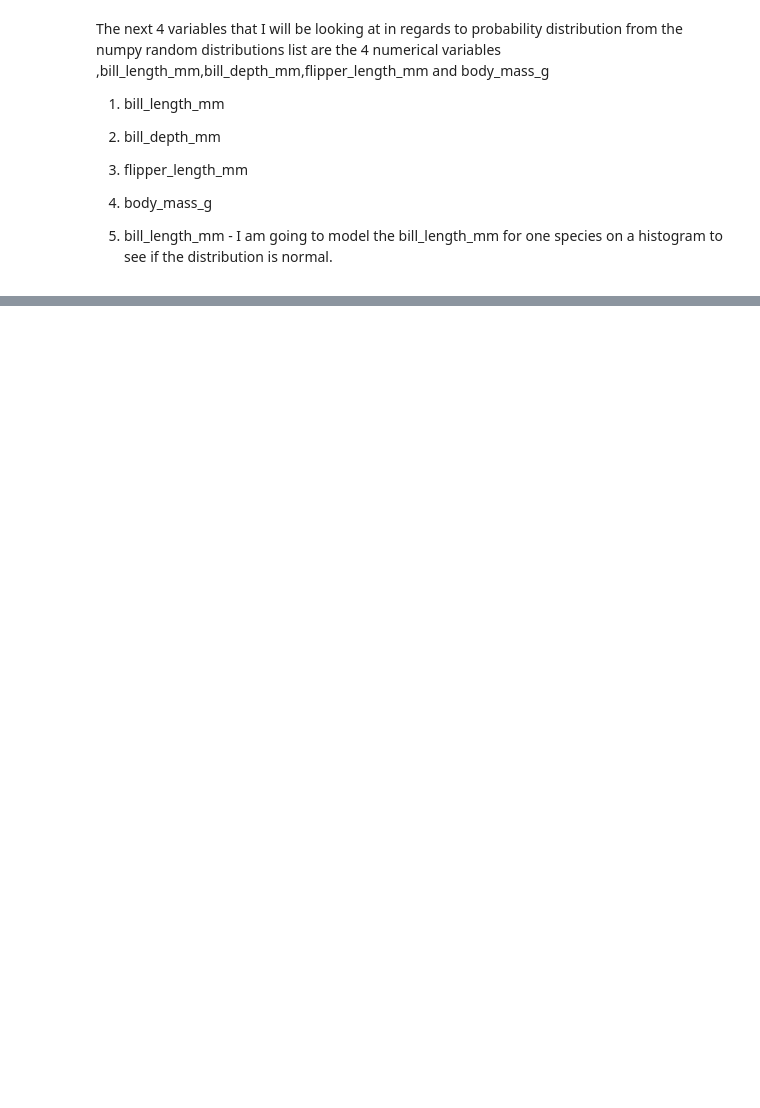
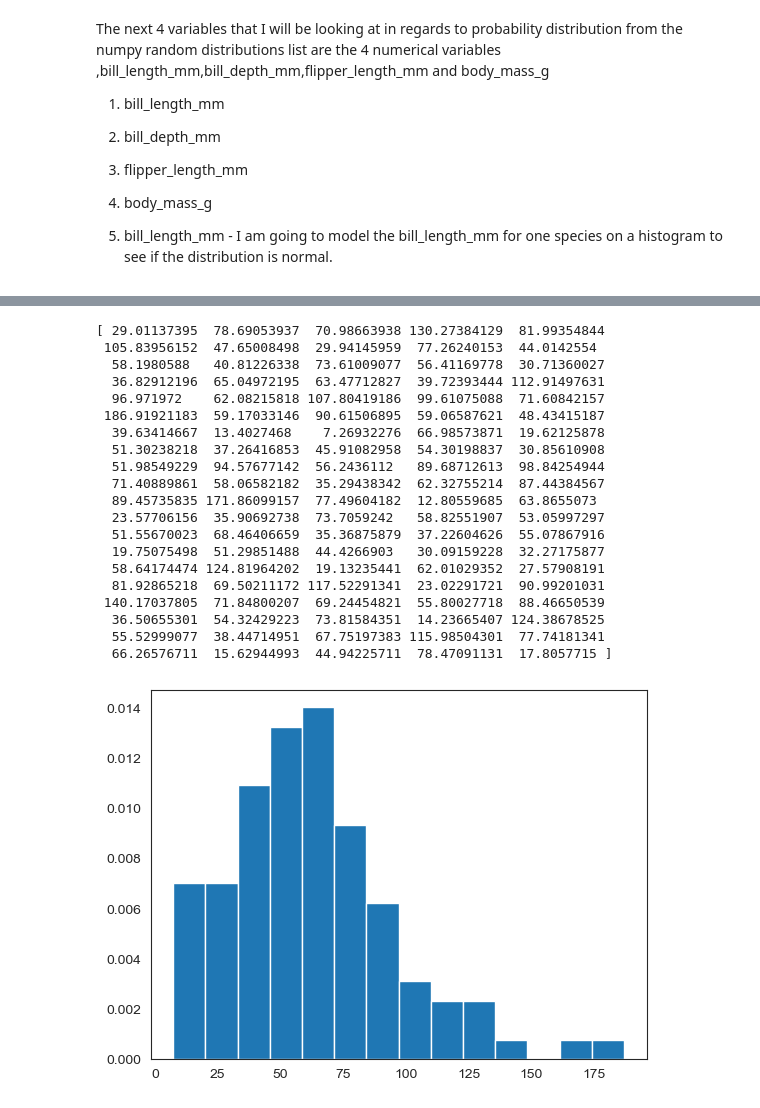
Before and after one commit to AudeAllen/Fundamentals-of-Data-Analysis---Tasks-and-Project, a Jupyter notebook: tasks.ipynb, the cells around one changed output, grey strips where cells are left out. Saved outputs shown, nothing was run; the diff lists cells and outputs as text; code cells hidden in the pictures; blank space fills up the shorter version.

```diff
--- a/tasks.ipynb
+++ b/tasks.ipynb
@@ -427,0 +596,34 @@ plt.show()
+# %%
+# import numpy and gamma
+import numpy as np
+import matplotlib.pyplot as plt
+
+# Using gamma() method
+gfg = np.random.gamma(3, 20, 100)
+
+print (gfg)
+
+count, bins, ignored = plt.hist(gfg, 14, density = True)
+plt.show()
+# %% [output]
+[ 29.01137395  78.69053937  70.98663938 130.27384129  81.99354844
+ 105.83956152  47.65008498  29.94145959  77.26240153  44.0142554
+  58.1980588   40.81226338  73.61009077  56.41169778  30.71360027
+  36.82912196  65.04972195  63.47712827  39.72393444 112.91497631
+  96.971972    62.08215818 107.80419186  99.61075088  71.60842157
+ 186.91921183  59.17033146  90.61506895  59.06587621  48.43415187
+  39.63414667  13.4027468    7.26932276  66.98573871  19.62125878
+  51.30238218  37.26416853  45.91082958  54.30198837  30.85610908
+  51.98549229  94.57677142  56.2436112   89.68712613  98.84254944
+  71.40889861  58.06582182  35.29438342  62.32755214  87.44384567
+  89.45735835 171.86099157  77.49604182  12.80559685  63.8655073
+  23.57706156  35.90692738  73.7059242   58.82551907  53.05997297
+  51.55670023  68.46406659  35.36875879  37.22604626  55.07867916
+  19.75075498  51.29851488  44.4266903   30.09159228  32.27175877
+  58.64174474 124.81964202  19.13235441  62.01029352  27.57908191
+  81.92865218  69.50211172 117.52291341  23.02291721  90.99201031
+ 140.17037805  71.84800207  69.24454821  55.80027718  88.46650539
+  36.50655301  54.32429223  73.81584351  14.23665407 124.38678525
+  55.52999077  38.44714951  67.75197383 115.98504301  77.74181341
+  66.26576711  15.62944993  44.94225711  78.47091131  17.8057715 ]
+[figure, added]
```
Also changed, not shown: parts of 19 cells of this notebook, 3 other files.
